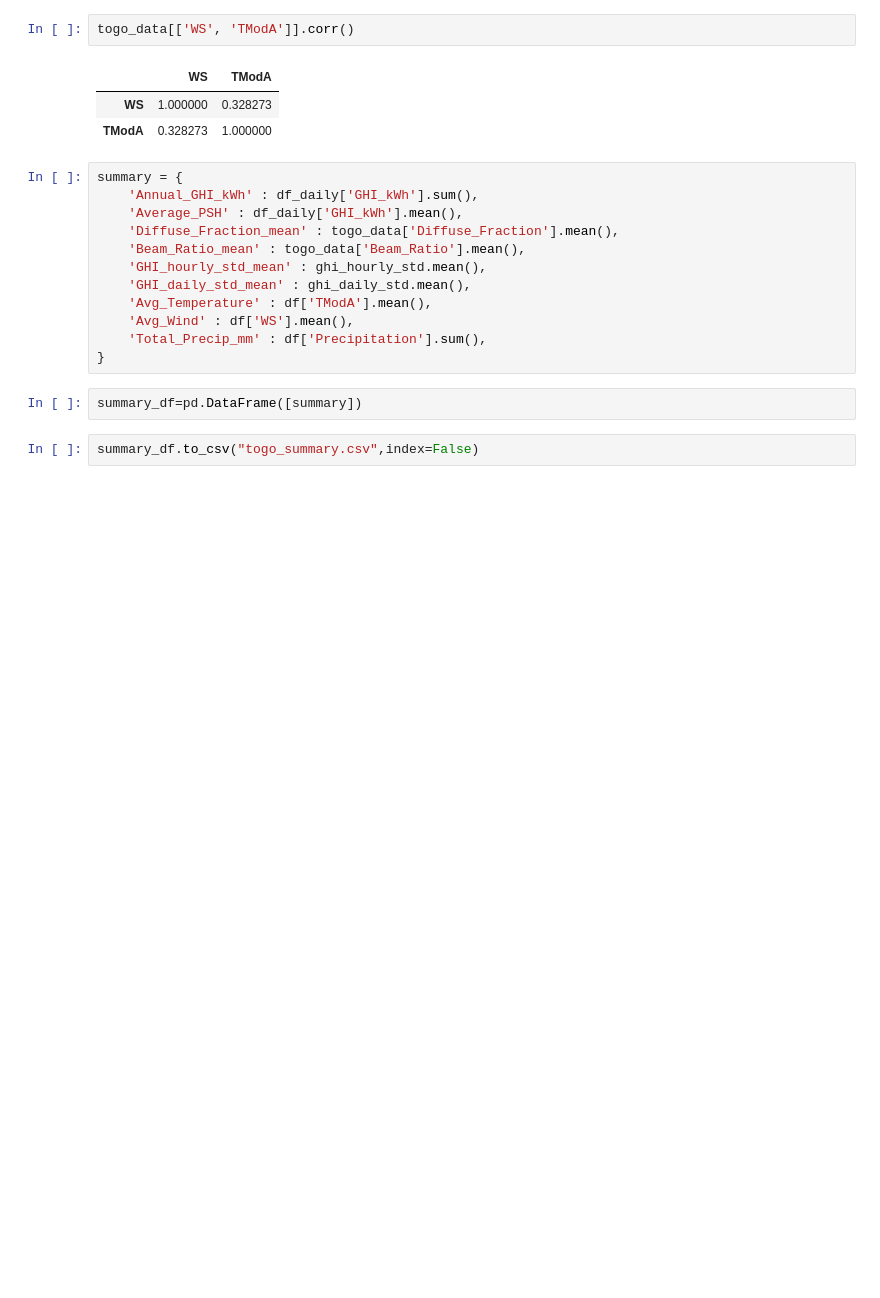
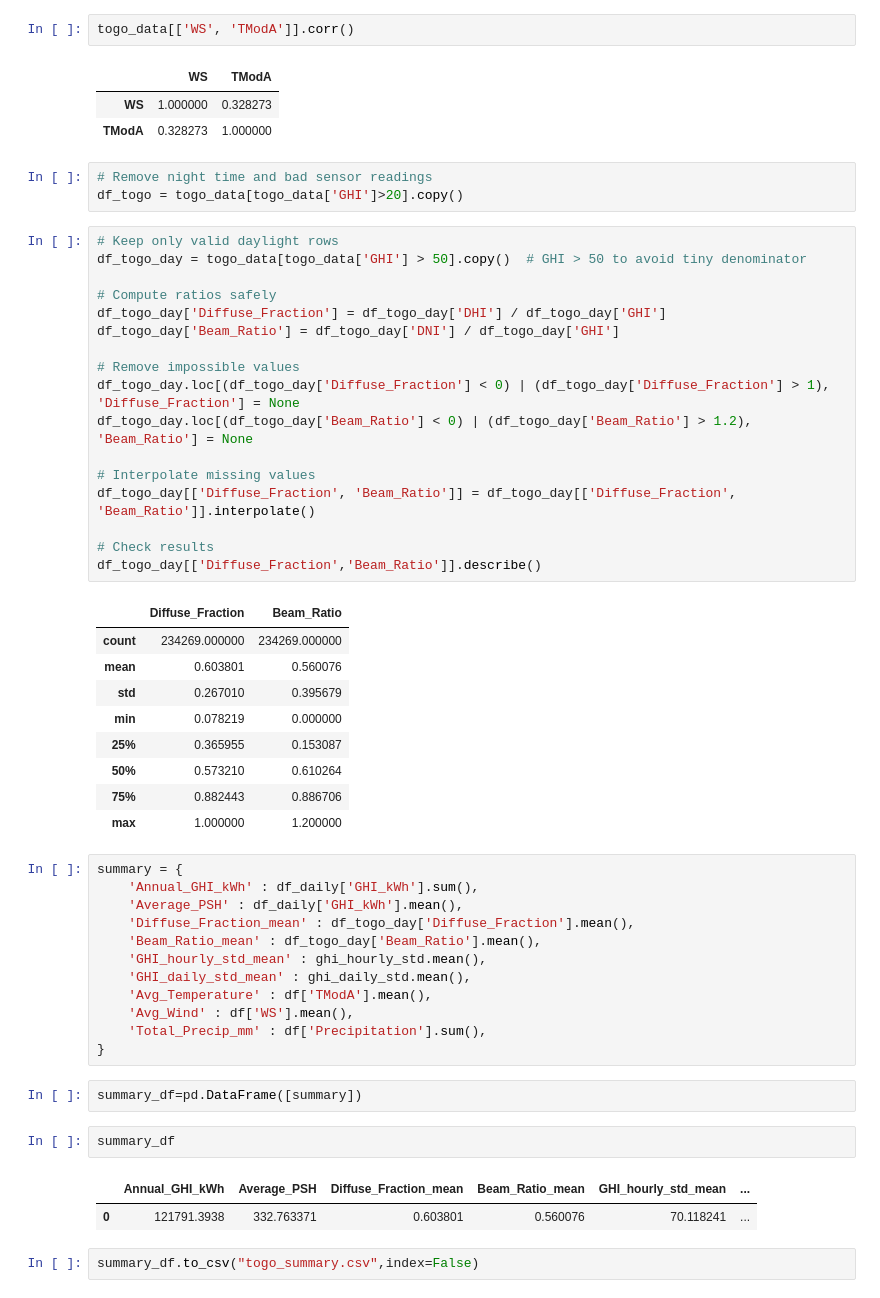
Before and after one commit to EstifanosTeklay/MoonLight-Energy-Solutions, a Jupyter notebook: notebooks/togo_EDA.ipynb, the cells around one changed output. Drawn from its saved outputs; the diff is of its cells as text; blank space fills up the shorter version.

```diff
--- a/notebooks/togo_EDA.ipynb
+++ b/notebooks/togo_EDA.ipynb
@@ -168,12 +168,42 @@ togo_data[['WS', 'TModA']].corr()
 |  | WS | TModA |
 | WS | 1.000000 | 0.328273 |
 | TModA | 0.328273 | 1.000000 |
+# %%
+# Remove night time and bad sensor readings
+df_togo = togo_data[togo_data['GHI']>20].copy()
+# %%
+# Keep only valid daylight rows
+df_togo_day = togo_data[togo_data['GHI'] > 50].copy()  # GHI > 50 to avoid tiny denominator
+
+# Compute ratios safely
+df_togo_day['Diffuse_Fraction'] = df_togo_day['DHI'] / df_togo_day['GHI']
+df_togo_day['Beam_Ratio'] = df_togo_day['DNI'] / df_togo_day['GHI']
+
+# Remove impossible values
+df_togo_day.loc[(df_togo_day['Diffuse_Fraction'] < 0) | (df_togo_day['Diffuse_Fraction'] > 1), 'Diffuse_Fraction'] = None
+df_togo_day.loc[(df_togo_day['Beam_Ratio'] < 0) | (df_togo_day['Beam_Ratio'] > 1.2), 'Beam_Ratio'] = None
+
+# Interpolate missing values
+df_togo_day[['Diffuse_Fraction', 'Beam_Ratio']] = df_togo_day[['Diffuse_Fraction', 'Beam_Ratio']].interpolate()
+
+# Check results
+df_togo_day[['Diffuse_Fraction','Beam_Ratio']].describe()
+# %% [output]
+|  | Diffuse_Fraction | Beam_Ratio |
+| count | 234269.000000 | 234269.000000 |
+| mean | 0.603801 | 0.560076 |
+| std | 0.267010 | 0.395679 |
+| min | 0.078219 | 0.000000 |
+| 25% | 0.365955 | 0.153087 |
+| 50% | 0.573210 | 0.610264 |
+| 75% | 0.882443 | 0.886706 |
+| max | 1.000000 | 1.200000 |
 # %%
 summary = {
     'Annual_GHI_kWh' : df_daily['GHI_kWh'].sum(),
     'Average_PSH' : df_daily['GHI_kWh'].mean(),
-    'Diffuse_Fraction_mean' : togo_data['Diffuse_Fraction'].mean(),
-    'Beam_Ratio_mean' : togo_data['Beam_Ratio'].mean(),
+    'Diffuse_Fraction_mean' : df_togo_day['Diffuse_Fraction'].mean(),
+    'Beam_Ratio_mean' : df_togo_day['Beam_Ratio'].mean(),
     'GHI_hourly_std_mean' : ghi_hourly_std.mean(),
     'GHI_daily_std_mean' : ghi_daily_std.mean(),
     'Avg_Temperature' : df['TModA'].mean(),
@@ -182,5 +212,10 @@ summary = {
 }
 # %%
 summary_df=pd.DataFrame([summary])
+# %%
+summary_df
+# %% [output]
+|  | Annual_GHI_kWh | Average_PSH | Diffuse_Fraction_mean | Beam_Ratio_mean | GHI_hourly_std_mean | ... |
+| 0 | 121791.3938 | 332.763371 | 0.603801 | 0.560076 | 70.118241 | ... |
 # %%
 summary_df.to_csv("togo_summary.csv",index=False)
```
Also changed, not shown: parts of 4 cells of this notebook, 6 other files.
